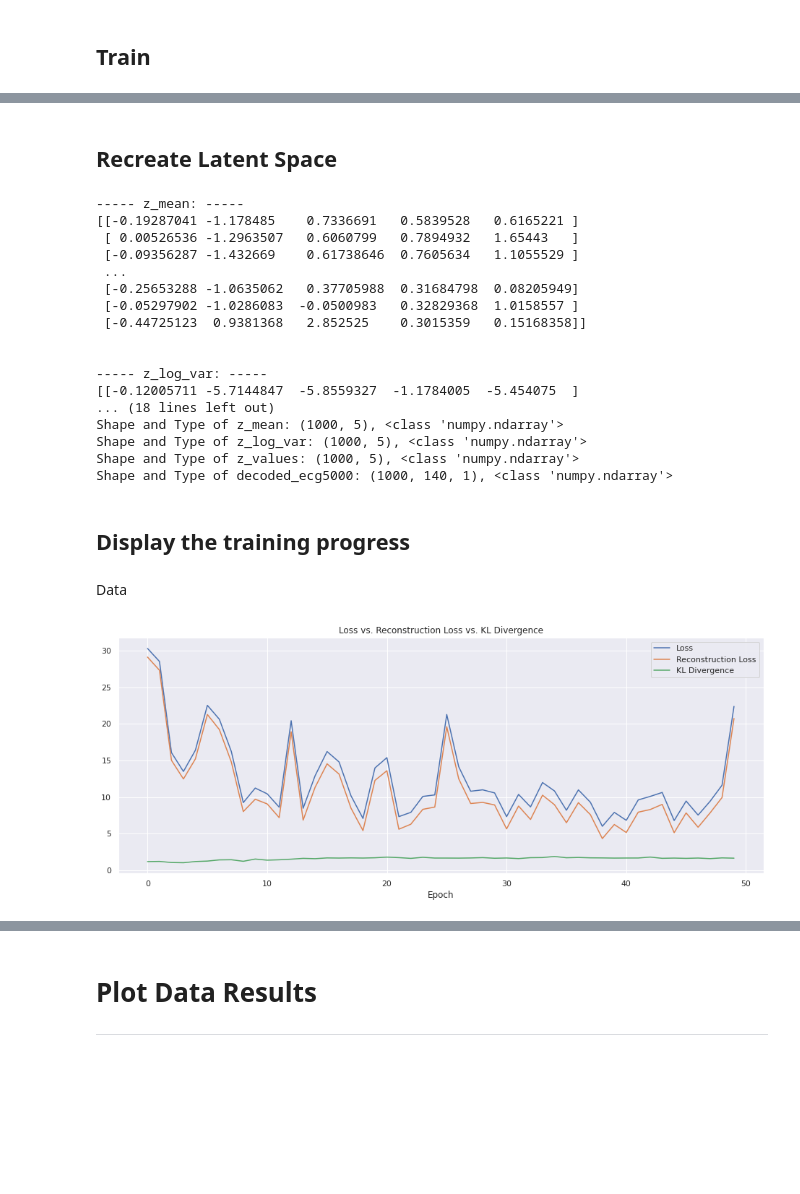
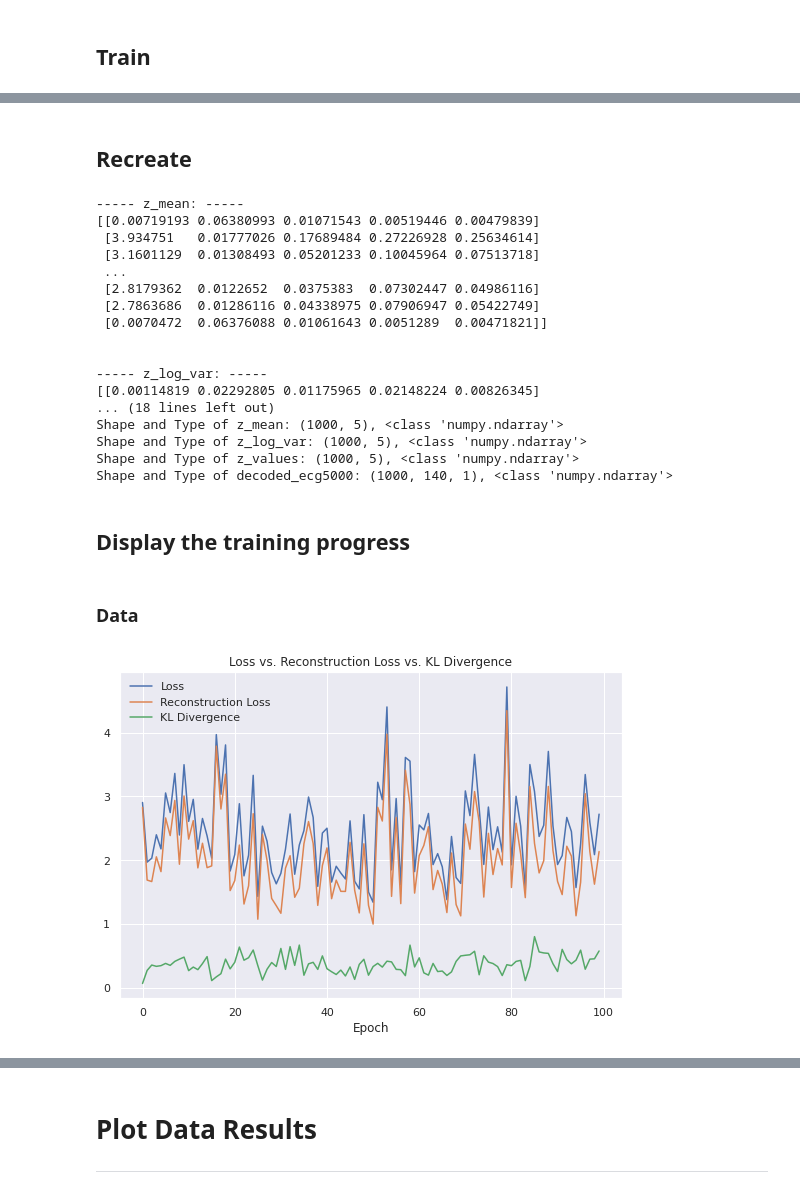
Before and after one commit to nina-prog/sem-data-analysis-VAE, a Jupyter notebook: VAE_v2.0.ipynb, the cells around one changed output, grey strips where cells are left out. Drawn from its saved outputs; the diff is of its cells as text; code cells hidden in the pictures; blank space fills up the shorter version.

Commit message:
changed shuffle in split to true

```diff
--- a/VAE_v2.0.ipynb
+++ b/VAE_v2.0.ipynb
@@ -56,15 +56,15 @@ Display first 10 rows of ecg5000:
 
 [10 rows x 141 columns]
 # %%
-# ### Normalize dataframe with min-max-normalization to range between [-0.8, 0.8] using sklearn MinMaxScaler
-# min_max_scaler = MinMaxScaler(feature_range=(-0.8,0.8))
-# scaled_ecg5000 = pd.DataFrame(min_max_scaler.fit_transform(ecg5000))
-# print(scaled_ecg5000)
+### Normalize dataframe with min-max-normalization to range between [-0.8, 0.8] using sklearn MinMaxScaler
+min_max_scaler = MinMaxScaler(feature_range=(-0.8,0.8))
+scaled_ecg5000 = pd.DataFrame(min_max_scaler.fit_transform(ecg5000))
+print(scaled_ecg5000)
 # %% [markdown]
 ## Split Data
 # %%
 ### Split Data into 80/20 Training, Test
-trainDF, testDF = train_test_split(ecg5000, test_size=0.2, shuffle=False)
+trainDF, testDF = train_test_split(scaled_ecg5000, test_size=0.2, shuffle=True, random_state=1)
 
 # Get all labels from trainDF and then drop it
 trainDF_Y = trainDF.iloc[:,0]
@@ -153,8 +153,7 @@ def create_encoder(encoding_dim=140, intermediate_dim=140, latent_dim=5, latent_
     ### Define Layers
     encoder_inputs = keras.Input(shape=(140, 1), name='Encoder_Input_layer')
 
-    encoded = Bidirectional(LSTM(intermediate_dim, activation='tanh', name='', return_sequences=True), name='Encode_1')(encoder_inputs)
-    encoded = Flatten()(encoded)
+    encoded = Bidirectional(LSTM(intermediate_dim, activation='tanh', name=''), name='Encode_1')(encoder_inputs)
     encoded = Dropout(dropout_rate, name='Dropout_1')(encoded)
     encoded = Dense(latent_dim, activation='tanh', name='Encode_2', kernel_regularizer=l2(regulazier_rate), activity_regularizer=l2(regulazier_rate))(encoded)
 
@@ -358,7 +339,7 @@ ________________________________________________________________________________
 ---
 # %%
 ### Train Properties
-epochs = 50 #50, 100
+epochs = 100 #50, 100
 batch_size = 16 #16, 32
 # %% [markdown]
 ## Train
@@ -404,5 +385,5 @@ print("----- val_loss: -----\n{}".format(train_history.history["val_loss"]))
 # %% [markdown]
-## Recreate Latent Space
+## Recreate
 # %%
 # Encoder output is a list [z_mean, z_log_var, z] thus list[2] = z, see subsection encoder line 12
 
@@ -438,17 +419,17 @@ print("Shape and Type of z_values: {}, {}".format(z_values.shape, type(z_values)
 print("Shape and Type of decoded_ecg5000: {}, {}".format(decoded_ecg5000.shape, type(decoded_ecg5000)))
 # %% [output]
 ----- z_mean: -----
-[[-0.19287041 -1.178485    0.7336691   0.5839528   0.6165221 ]
- [ 0.00526536 -1.2963507   0.6060799   0.7894932   1.65443   ]
- [-0.09356287 -1.432669    0.61738646  0.7605634   1.1055529 ]
+[[0.00719193 0.06380993 0.01071543 0.00519446 0.00479839]
+ [3.934751   0.01777026 0.17689484 0.27226928 0.25634614]
+ [3.1601129  0.01308493 0.05201233 0.10045964 0.07513718]
  ...
- [-0.25653288 -1.0635062   0.37705988  0.31684798  0.08205949]
- [-0.05297902 -1.0286083  -0.0500983   0.32829368  1.0158557 ]
- [-0.44725123  0.9381368   2.852525    0.3015359   0.15168358]]
+ [2.8179362  0.0122652  0.0375383  0.07302447 0.04986116]
+ [2.7863686  0.01286116 0.04338975 0.07906947 0.05422749]
+ [0.0070472  0.06376088 0.01061643 0.0051289  0.00471821]]
 
 
 ----- z_log_var: -----
-[[-0.12005711 -5.7144847  -5.8559327  -1.1784005  -5.454075  ]
+[[0.00114819 0.02292805 0.01175965 0.02148224 0.00826345]
 ... (18 lines left out)
 Shape and Type of z_mean: (1000, 5), <class 'numpy.ndarray'>
 Shape and Type of z_log_var: (1000, 5), <class 'numpy.ndarray'>
@@ -456,21 +437,21 @@ Shape and Type of z_values: (1000, 5), <class 'numpy.ndarray'>
 Shape and Type of decoded_ecg5000: (1000, 140, 1), <class 'numpy.ndarray'>
 # %% [markdown]
 ## Display the training progress
-# %% [markdown]
-Data
+# %% [markdown]
+### Data
 # %%
 ### Loss vs Reconstruction_loss vs KL Divergence
-plt.figure(figsize=(16,6))
+plt.figure(figsize=(9,6))
 plt.plot(train_history.history['loss'])
 plt.plot(train_history.history['reconstruction_loss'])
 plt.plot(train_history.history['kl_loss'])
 plt.legend(["Loss", "Reconstruction Loss", "KL Divergence"])
 plt.xlabel("Epoch")
 plt.title("Loss vs. Reconstruction Loss vs. KL Divergence")
 
 plt.savefig('loss.png')
 # %% [output]
-[figure, old version]
+[figure, new version]
 # %%
 ### Train loss vs val loss
 # Returns the loss value & metrics values for the model in test mode
```
Also changed, not shown: parts of 20 cells of this notebook.
